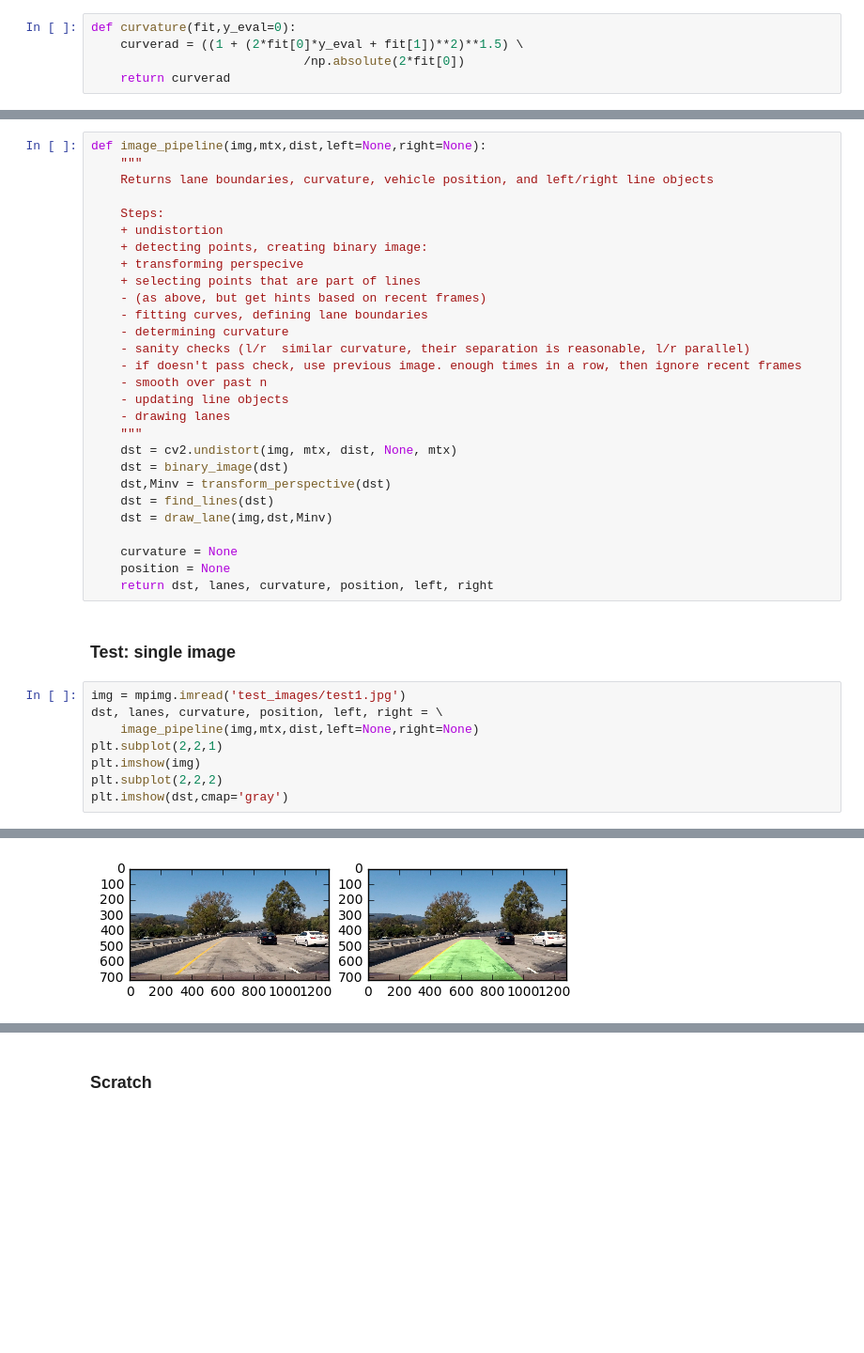
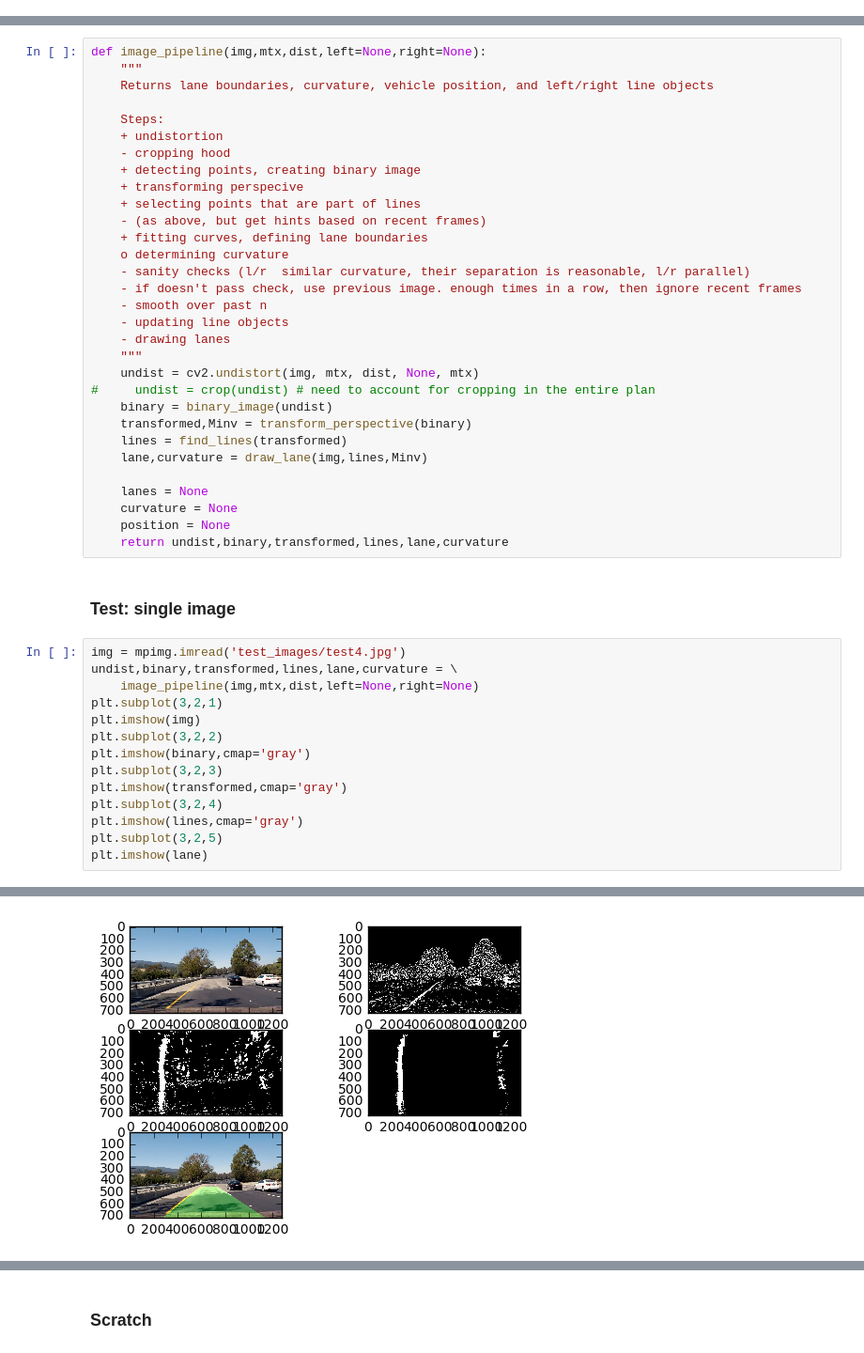
Before and after one commit to sirpsycho85/CarND-Advanced-Lane-Lines, a Jupyter notebook: Advanced lane lines.ipynb, the cells around one changed output, grey strips where cells are left out. Shown: that part at 94% size. Cells and saved outputs as stored; diff of their text form; blank space fills up the shorter version.

```diff
--- a/Advanced lane lines.ipynb
+++ b/Advanced lane lines.ipynb
@@ -273,11 +273,6 @@ def fit_line(img):
     fitx = fit[0]*fity**2 + fit[1]*fity + fit[2]
 
     return fit,fitx,fity
-# %%
-def curvature(fit,y_eval=0):
-    curverad = ((1 + (2*fit[0]*y_eval + fit[1])**2)**1.5) \
-                             /np.absolute(2*fit[0])
-    return curverad
 # %% [markdown]
 #### Draw lane
 # %%
@@ -327,35 +329,44 @@ def image_pipeline(img,mtx,dist,left=None,right=None):
 
     Steps:
     + undistortion
-    + detecting points, creating binary image:
+    - cropping hood
+    + detecting points, creating binary image
     + transforming perspecive
     + selecting points that are part of lines
     - (as above, but get hints based on recent frames)
-    - fitting curves, defining lane boundaries
-    - determining curvature
+    + fitting curves, defining lane boundaries
+    o determining curvature
     - sanity checks (l/r  similar curvature, their separation is reasonable, l/r parallel)
     - if doesn't pass check, use previous image. enough times in a row, then ignore recent frames
     - smooth over past n
     - updating line objects
     - drawing lanes
     """
-    dst = cv2.undistort(img, mtx, dist, None, mtx)
-    dst = binary_image(dst)
-    dst,Minv = transform_perspective(dst)
-    dst = find_lines(dst)
-    dst = draw_lane(img,dst,Minv)
+    undist = cv2.undistort(img, mtx, dist, None, mtx)
+#     undist = crop(undist) # need to account for cropping in the entire plan
+    binary = binary_image(undist)
+    transformed,Minv = transform_perspective(binary)
+    lines = find_lines(transformed)
+    lane,curvature = draw_lane(img,lines,Minv)
 
+    lanes = None
     curvature = None
     position = None
-    return dst, lanes, curvature, position, left, right
+    return undist,binary,transformed,lines,lane,curvature
 # %% [markdown]
 ### Test: single image
 # %%
-img = mpimg.imread('test_images/test1.jpg')
-dst, lanes, curvature, position, left, right = \
+img = mpimg.imread('test_images/test4.jpg')
+undist,binary,transformed,lines,lane,curvature = \
     image_pipeline(img,mtx,dist,left=None,right=None)
-plt.subplot(2,2,1)
+plt.subplot(3,2,1)
 plt.imshow(img)
-plt.subplot(2,2,2)
-plt.imshow(dst,cmap='gray')
+plt.subplot(3,2,2)
+plt.imshow(binary,cmap='gray')
+plt.subplot(3,2,3)
+plt.imshow(transformed,cmap='gray')
+plt.subplot(3,2,4)
+plt.imshow(lines,cmap='gray')
+plt.subplot(3,2,5)
+plt.imshow(lane)
 # %% [output]
@@ -364 +374 @@ plt.imshow(dst,cmap='gray')
-[figure, old version]
+[figure, new version]
```
Also changed, not shown: parts of 11 cells of this notebook, 4 other files.
